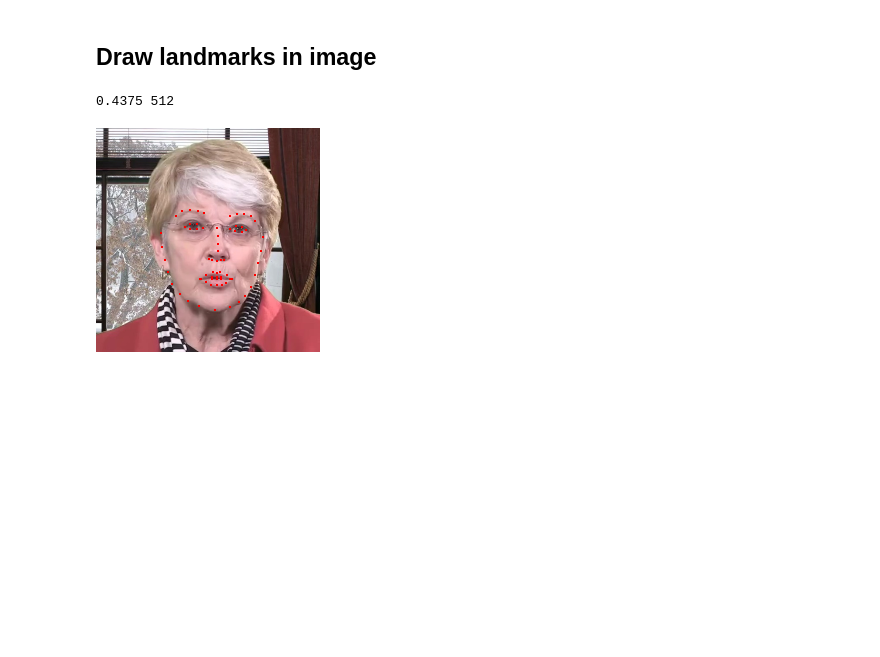
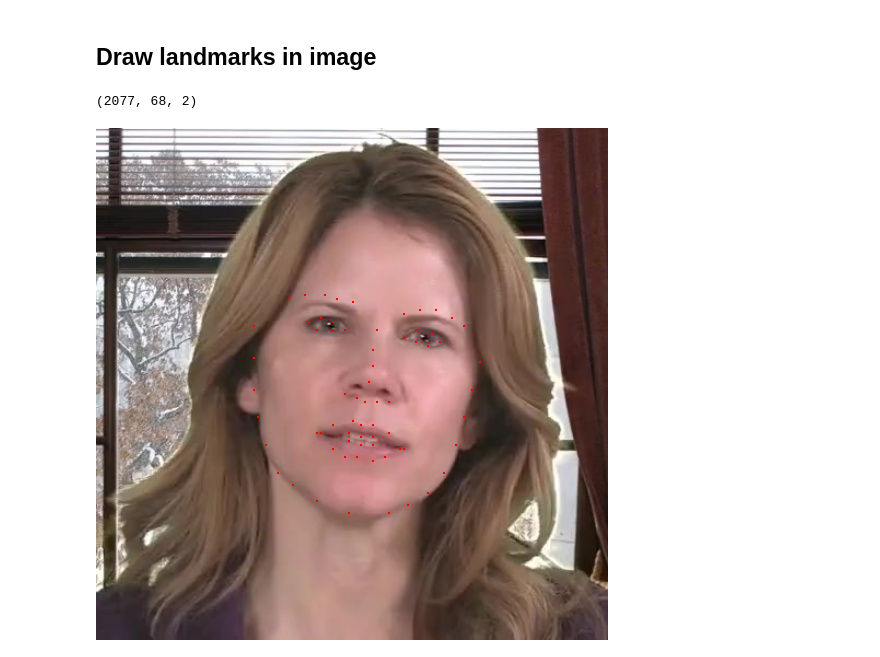
Before and after one commit to zhanghm1995/programming-learning-examples, a Jupyter notebook: OpenCV_learning/scripts/draw_utils.ipynb, the cells around one changed output. Saved outputs shown, nothing was run; the diff lists cells and outputs as text; code cells hidden in the pictures; blank space fills up the shorter version.

```diff
--- a/OpenCV_learning/scripts/draw_utils.ipynb
+++ b/OpenCV_learning/scripts/draw_utils.ipynb
@@ -62,36 +35,53 @@ display(Image.fromarray(img_src[..., ::-1]))
 # %%
 img_path = "/home/zhanghm/Research/StyleGAN/Deep3DFaceRecon_pytorch/datasets/HDTF_preprocessed/RD_Radio1_000/face_image/000000.jpg"
 lm_path = "/home/zhanghm/Research/StyleGAN/Deep3DFaceRecon_pytorch/datasets/HDTF_preprocessed/RD_Radio1_000/face_image/landmarks/000000.txt"
+
+img_path = "/home/zhanghm/Research/StyleGAN/Deep3DFaceRecon_pytorch/HDTF_preprocessed/RD_Radio2_000/face_image/000000.jpg"
+lm_path = "/home/zhanghm/Research/StyleGAN/Deep3DFaceRecon_pytorch/HDTF_preprocessed/RD_Radio2_000/landmarks.npy"
+
 
 def draw_on_original_image():
     img_src = cv2.imread(img_path)
 
     landmarks = np.loadtxt(lm_path)
     print(landmarks.shape)
 
     img = draw_landmarks(img_src, landmarks)
 
     display(Image.fromarray(img[..., ::-1]))
 
 
 def draw_on_resized_image():
     img_src = cv2.imread(img_path)
     H, W = img_src.shape[:2]
 
     img_src = cv2.resize(img_src, (224, 224))
 
     landmarks = np.loadtxt(lm_path)
 
     scale = 224 / 512
     print(scale, H)
 
     landmarks = landmarks * scale
 
     img = draw_landmarks(img_src, landmarks)
 
     display(Image.fromarray(img[..., ::-1]))
 
-draw_on_resized_image()
+
+def draw_on_image():
+    img_src = cv2.imread(img_path)
+
+    landmarks = np.load(lm_path)
+    # landmarks = landmarks[:, 49:, ] # mouth landmarks
+    landmarks[:, :, 1] = 512 - 1 - landmarks[:, :, 1]
+    print(landmarks.shape)
+
+    img = draw_landmarks(img_src, landmarks[0])
+
+    display(Image.fromarray(img[..., ::-1]))
+
+draw_on_image()
 # %% [output]
-0.4375 512
+(2077, 68, 2)
-[figure, old version]
+[figure, new version]
```
Also changed, not shown: parts of 4 cells of this notebook, 9 other files.
